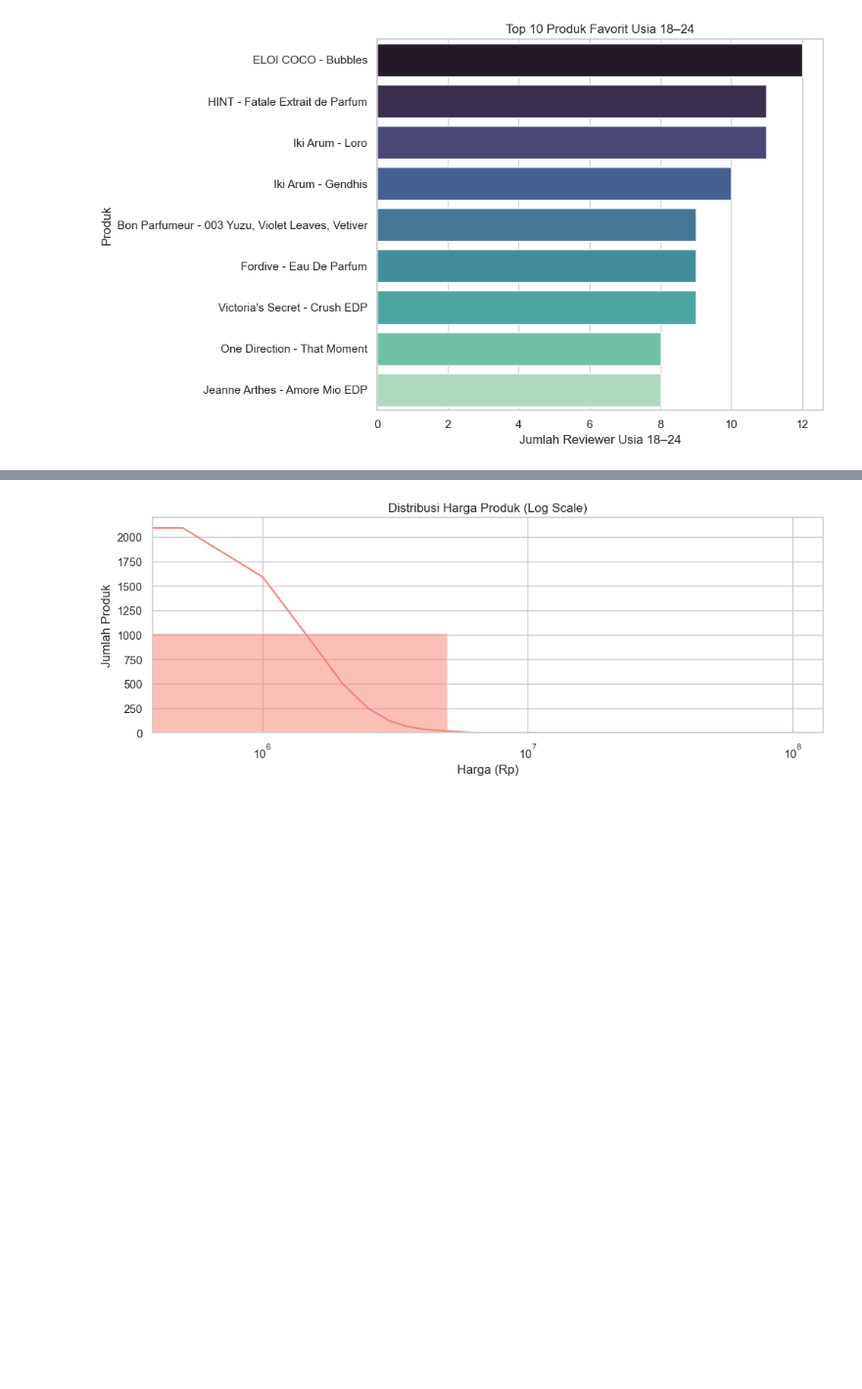
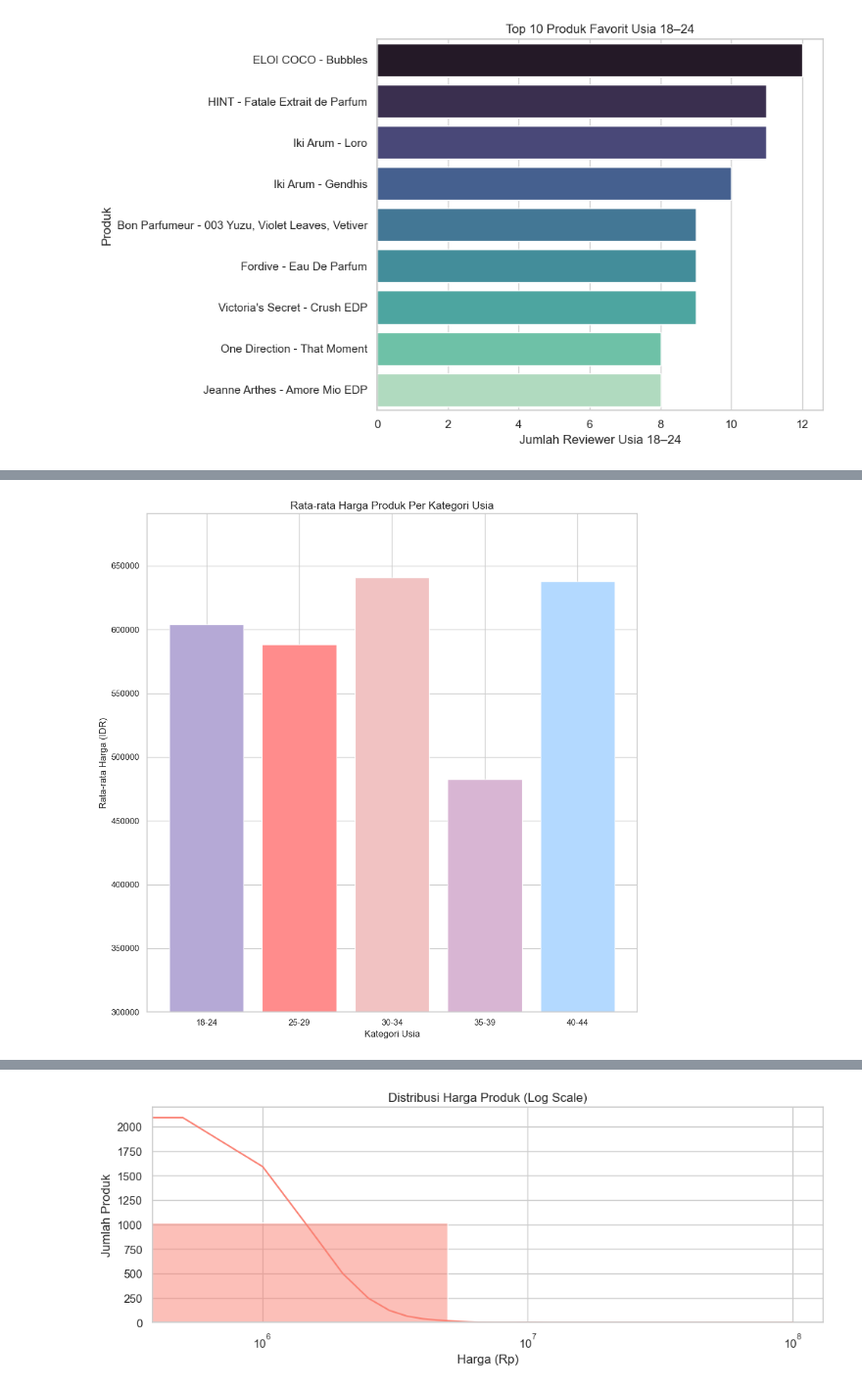
Before and after one commit to FTDS-assignment-bay/p2-final-project-ftds-043-rmt-group-002, a Jupyter notebook: EDA/eda.ipynb, the cells around one changed output, grey strips where cells are left out. Shown at 98% size. Drawn from its saved outputs; the diff is of its cells as text; code cells hidden in the pictures; blank space fills up the shorter version.

```diff
--- a/EDA/eda.ipynb
+++ b/EDA/eda.ipynb
@@ -67,0 +150,22 @@ plt.show()
+# %%
+# Menghitung rata-rata harga per kategori usia tanpa membedakan produk yang paling banyak direview
+average_price_by_age_group = {
+    '18-24': df['price'][df['age_18_24'] > 0].mean(),
+    '25-29': df['price'][df['age_25_29'] > 0].mean(),
+    '30-34': df['price'][df['age_30_34'] > 0].mean(),
+    '35-39': df['price'][df['age_35_39'] > 0].mean(),
+    '40-44': df['price'][df['age_40_44'] > 0].mean(),
+}
+
+# Plot rata-rata harga produk per kategori usia
+plt.figure(figsize=(10,10))
+plt.bar(average_price_by_age_group.keys(), average_price_by_age_group.values(), color=['#B5A9D6', '#FF8C8C', '#F1C2C2', '#D8B5D3', '#B3D9FF'])
+plt.title('Rata-rata Harga Produk Per Kategori Usia', fontsize=14)
+plt.xlabel('Kategori Usia', fontsize=12)
+plt.ylabel('Rata-rata Harga (IDR)', fontsize=12)
+plt.ylim(300000, max(average_price_by_age_group.values())+ 50000)
+
+plt.tight_layout()
+plt.show()
+# %% [output]
+[figure, added]
```
Also changed, not shown: parts of 10 cells of this notebook, 2 other files.
